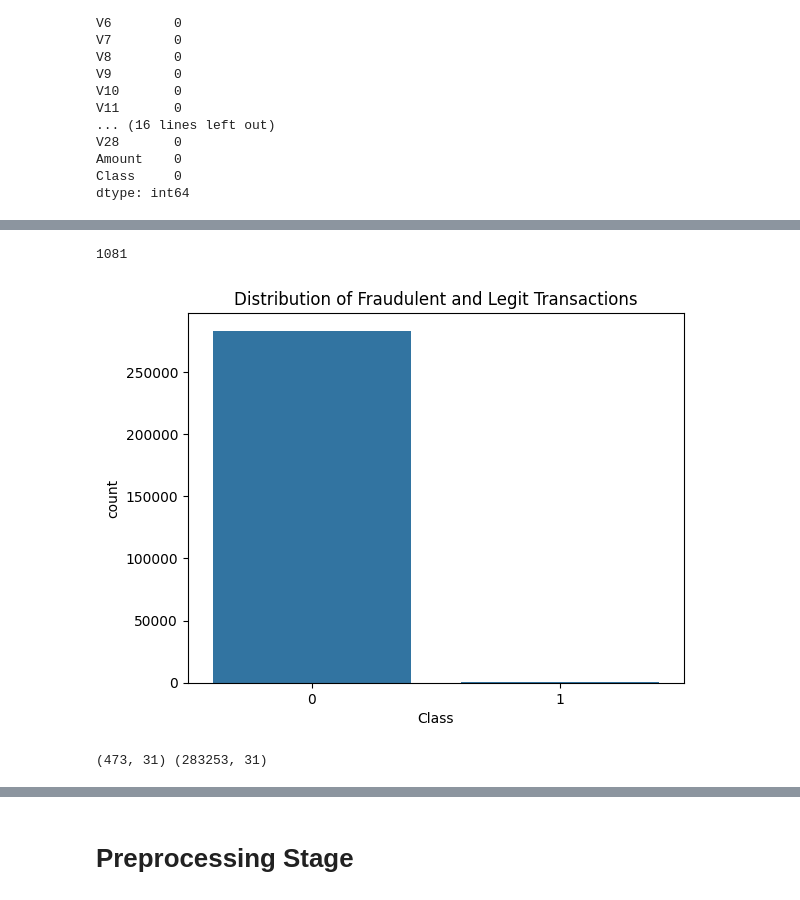
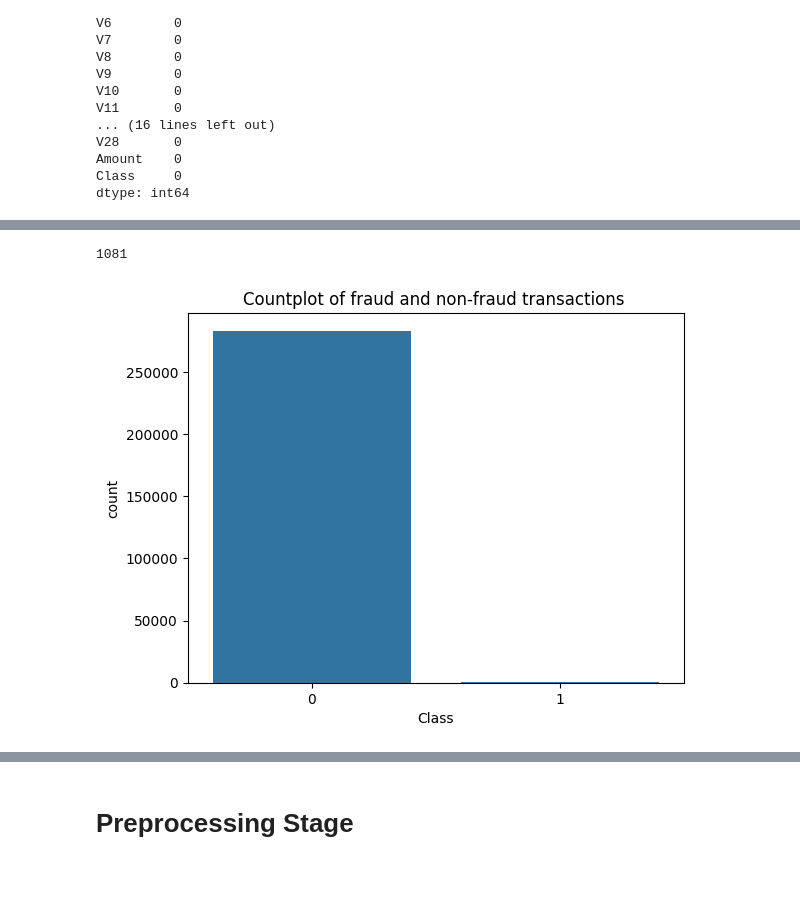
Before and after one commit to franchaise/project, a Jupyter notebook: credit_project.ipynb, the cells around one changed output, grey strips where cells are left out. Cells and saved outputs as stored; diff of their text form; code cells hidden in the pictures.

```diff
--- a/credit_project.ipynb
+++ b/credit_project.ipynb
@@ -30,6 +53,0 @@ data_file_path = '/content/drive/MyDrive/credit_project/dataset.arff'
-# %%
-data_arff, meta = arff.loadarff(data_file_path)
-
-data_df = pd.DataFrame(data_arff)
-
-print(data_df.head())
@@ -103,5 +130 @@ memory usage: 67.4 MB
 data_df['Class'] = data_df['Class'].astype(int)
-# %%
-data_df.duplicated().sum()
-# %% [output]
-1081
@@ -109,0 +131,5 @@ data_df.drop_duplicates(inplace=True)
+# %%
+# Print out the number of duplicated rows in the DataFrame
+print(data_df.duplicated().sum())
+# %% [output]
+1081
@@ -110,9 +139,9 @@ data_df.drop_duplicates(inplace=True)
 # %%
 
-
+# Countplot of fraud and non-fraud transactions
 sns.countplot(x='Class', data=data_df)
-plt.title('Distribution of Fraudulent and Legit Transactions')
+plt.title('Countplot of fraud and non-fraud transactions ')
 plt.show()
 # %% [output]
-[figure, old version]
+[figure, new version]
 # %%
@@ -119,6 +149,2 @@ plt.show()
 fraud = data_df[data_df['Class']== 1]
 legit = data_df[data_df['Class']== 0]
-# %%
-print(fraud.shape,legit.shape)
-# %% [output]
-(473, 31) (283253, 31)
```
Also changed, not shown: parts of 48 cells of this notebook.
